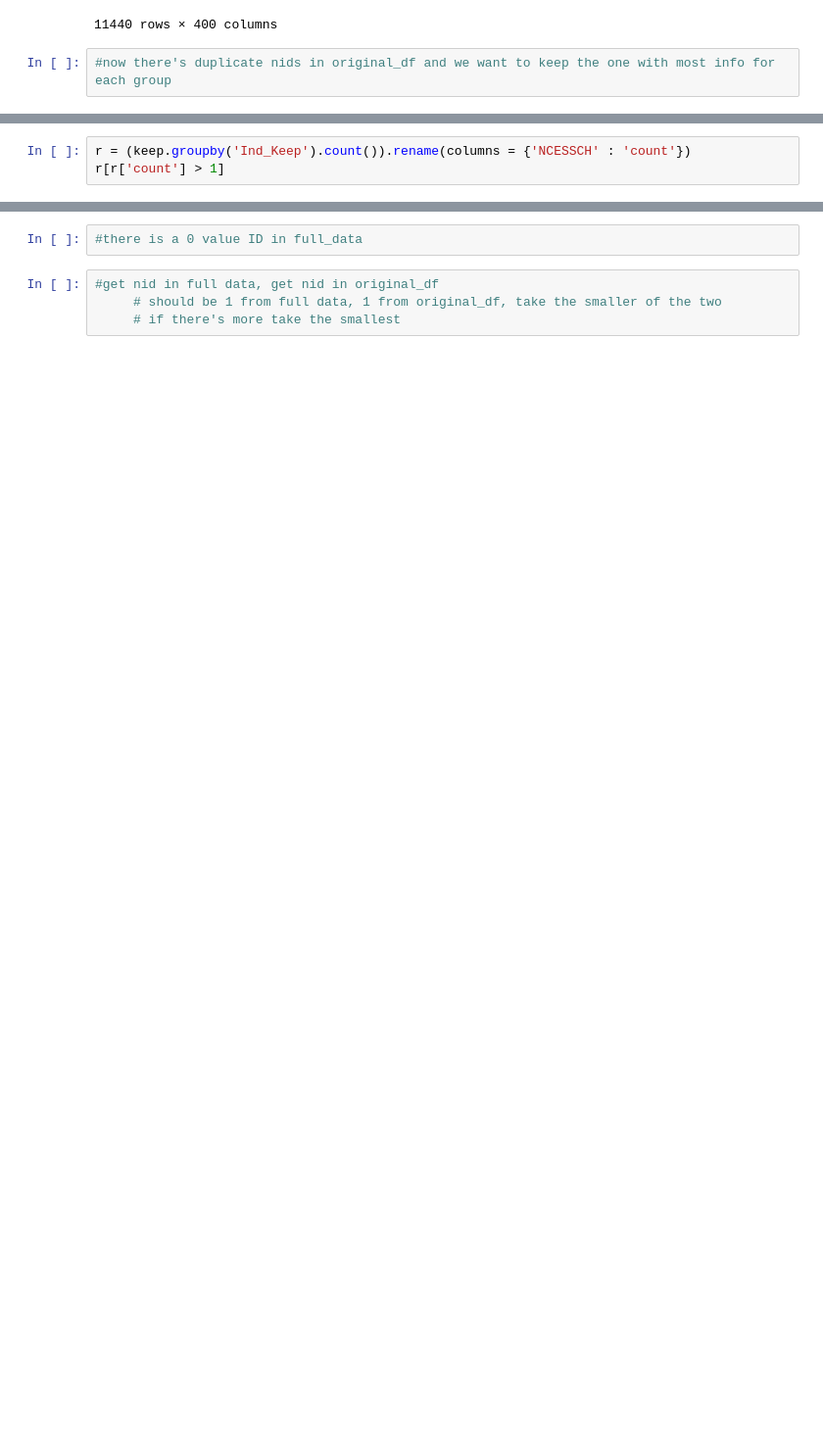
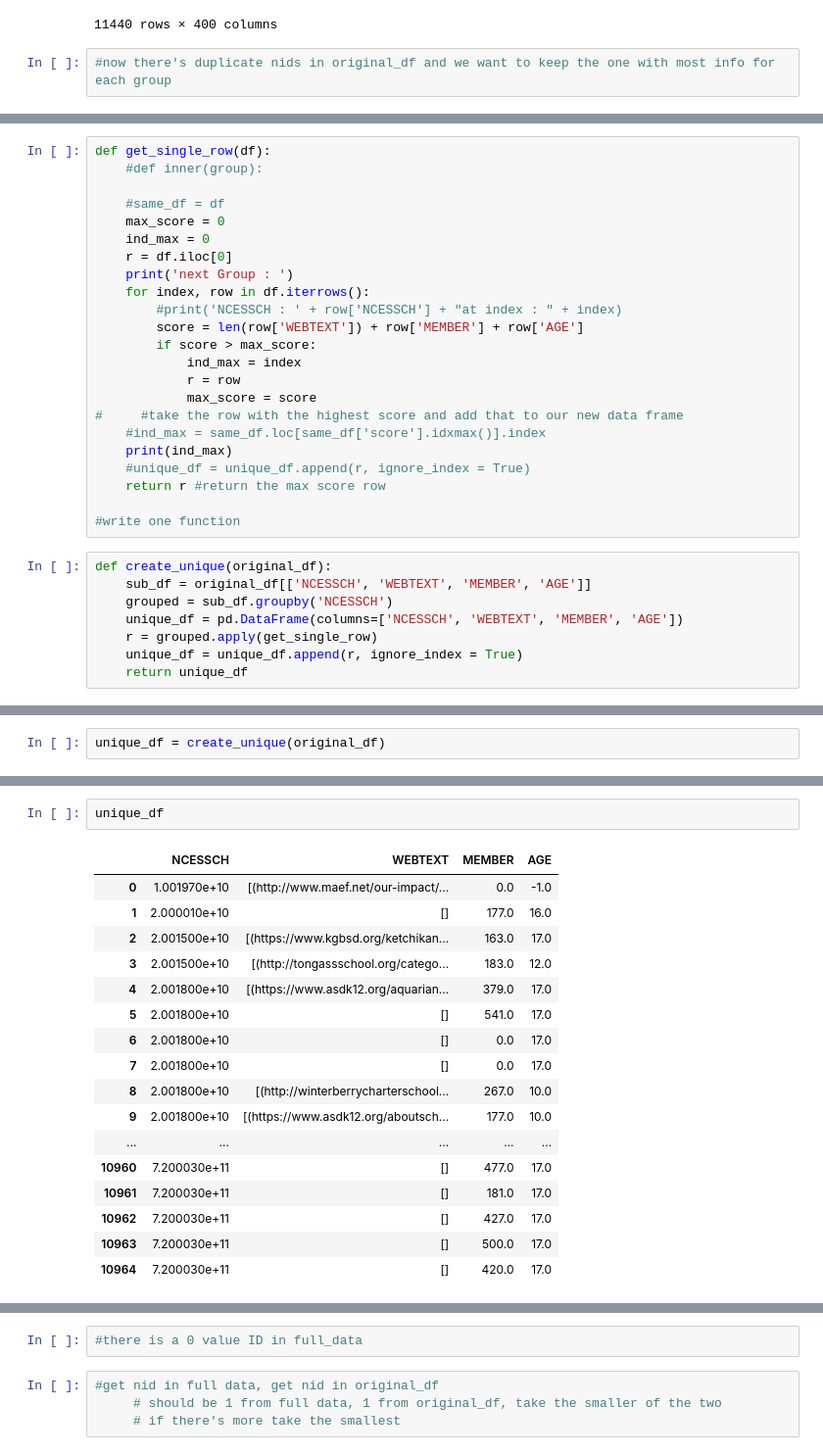
Before and after one commit to comp-strat/text_analysis, a Jupyter notebook: scripts/Combine_Final_df.ipynb, the cells around one changed output, grey strips where cells are left out. Shown at 98% size. Saved outputs shown, nothing was run; the diff lists cells and outputs as text; blank space fills up the shorter version.

```diff
--- a/scripts/Combine_Final_df.ipynb
+++ b/scripts/Combine_Final_df.ipynb
@@ -335,3 +215,0 @@ keep[keep['Ind_Keep'] == 0] # why 0
-# %%
-r = (keep.groupby('Ind_Keep').count()).rename(columns = {'NCESSCH' : 'count'})
-r[r['count'] > 1]
@@ -351,0 +216,31 @@ len(set(list(keep['NCESSCH']))) #10965 unique ncessch values
+# %%
+def get_single_row(df):
+    #def inner(group):
+
+    #same_df = df
+    max_score = 0
+    ind_max = 0
+    r = df.iloc[0]
+    print('next Group : ')
+    for index, row in df.iterrows():
+        #print('NCESSCH : ' + row['NCESSCH'] + "at index : " + index)
+        score = len(row['WEBTEXT']) + row['MEMBER'] + row['AGE']
+        if score > max_score:
+            ind_max = index
+            r = row
+            max_score = score
+#     #take the row with the highest score and add that to our new data frame
+    #ind_max = same_df.loc[same_df['score'].idxmax()].index
+    print(ind_max)
+    #unique_df = unique_df.append(r, ignore_index = True)
+    return r #return the max score row
+
+#write one function
+# %%
+def create_unique(original_df):
+    sub_df = original_df[['NCESSCH', 'WEBTEXT', 'MEMBER', 'AGE']]
+    grouped = sub_df.groupby('NCESSCH')
+    unique_df = pd.DataFrame(columns=['NCESSCH', 'WEBTEXT', 'MEMBER', 'AGE'])
+    r = grouped.apply(get_single_row)
+    unique_df = unique_df.append(r, ignore_index = True)
+    return unique_df
@@ -351,0 +254,2 @@ len(set(list(keep['NCESSCH']))) #10965 unique ncessch values
+# %%
+unique_df = create_unique(original_df)
@@ -351,0 +274,20 @@ len(set(list(keep['NCESSCH']))) #10965 unique ncessch values
+# %%
+unique_df
+# %% [output]
+|  | NCESSCH | WEBTEXT | MEMBER | AGE |
+| 0 | 1.001970e+10 | [(http://www.maef.net/our-impact/... | 0.0 | -1.0 |
+| 1 | 2.000010e+10 | [] | 177.0 | 16.0 |
+| 2 | 2.001500e+10 | [(https://www.kgbsd.org/ketchikan... | 163.0 | 17.0 |
+| 3 | 2.001500e+10 | [(http://tongassschool.org/catego... | 183.0 | 12.0 |
+| 4 | 2.001800e+10 | [(https://www.asdk12.org/aquarian... | 379.0 | 17.0 |
+| 5 | 2.001800e+10 | [] | 541.0 | 17.0 |
+| 6 | 2.001800e+10 | [] | 0.0 | 17.0 |
+| 7 | 2.001800e+10 | [] | 0.0 | 17.0 |
+| 8 | 2.001800e+10 | [(http://winterberrycharterschool... | 267.0 | 10.0 |
+| 9 | 2.001800e+10 | [(https://www.asdk12.org/aboutsch... | 177.0 | 10.0 |
+| ... | ... | ... | ... | ... |
+| 10960 | 7.200030e+11 | [] | 477.0 | 17.0 |
+| 10961 | 7.200030e+11 | [] | 181.0 | 17.0 |
+| 10962 | 7.200030e+11 | [] | 427.0 | 17.0 |
+| 10963 | 7.200030e+11 | [] | 500.0 | 17.0 |
+| 10964 | 7.200030e+11 | [] | 420.0 | 17.0 |
```
Also changed, not shown: parts of 92 cells of this notebook.
